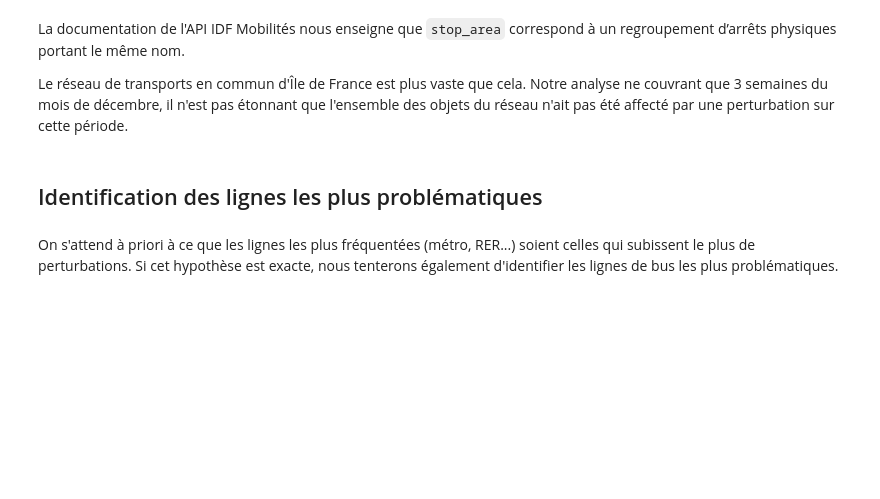
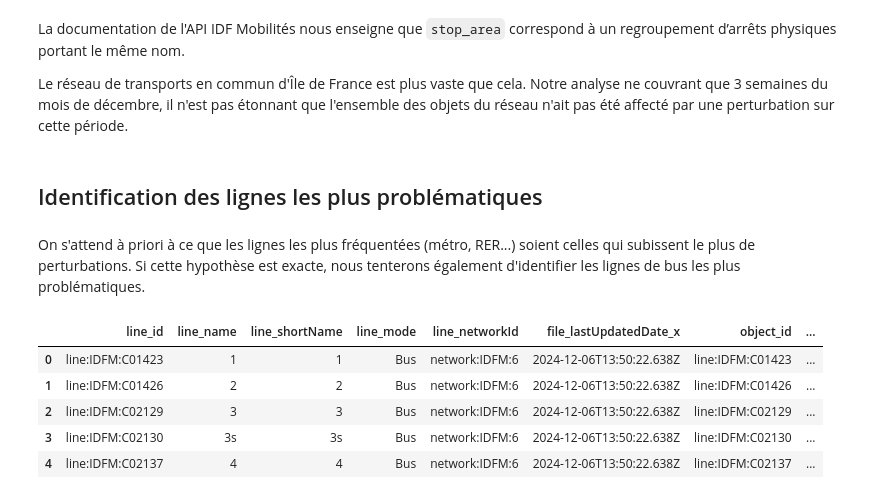
Before and after one commit to L-a-r-t/projet-python-datascience-2A, a Jupyter notebook: src/analysis.ipynb, the cells around one changed output. Cells and saved outputs as stored; diff of their text form; code cells hidden in the pictures; blank space fills up the shorter version.

```diff
--- a/src/analysis.ipynb
+++ b/src/analysis.ipynb
@@ -389,4 +386,4 @@ Le réseau de transports en commun d'Île de France est plus vaste que cela. Not
 # %% [markdown]
 ## Identification des lignes les plus problématiques
 # %% [markdown]
-On s'attend à priori à ce que les lignes les plus fréquentées (métro, RER...) soient celles qui subissent le plus de perturbations. Si cet hypothèse est exacte, nous tenterons également d'identifier les lignes de bus les plus problématiques.
+On s'attend à priori à ce que les lignes les plus fréquentées (métro, RER...) soient celles qui subissent le plus de perturbations. Si cette hypothèse est exacte, nous tenterons également d'identifier les lignes de bus les plus problématiques.
@@ -392,0 +393,9 @@ On s'attend à priori à ce que les lignes les plus fréquentées (métro, RER..
+# %%
+df_objects_disruptions.head()
+# %% [output]
+|  | line_id | line_name | line_shortName | line_mode | line_networkId | file_lastUpdatedDate_x | object_id | ... |
+| 0 | line:IDFM:C01423 | 1 | 1 | Bus | network:IDFM:6 | 2024-12-06T13:50:22.638Z | line:IDFM:C01423 | ... |
+| 1 | line:IDFM:C01426 | 2 | 2 | Bus | network:IDFM:6 | 2024-12-06T13:50:22.638Z | line:IDFM:C01426 | ... |
+| 2 | line:IDFM:C02129 | 3 | 3 | Bus | network:IDFM:6 | 2024-12-06T13:50:22.638Z | line:IDFM:C02129 | ... |
+| 3 | line:IDFM:C02130 | 3s | 3s | Bus | network:IDFM:6 | 2024-12-06T13:50:22.638Z | line:IDFM:C02130 | ... |
+| 4 | line:IDFM:C02137 | 4 | 4 | Bus | network:IDFM:6 | 2024-12-06T13:50:22.638Z | line:IDFM:C02137 | ... |
```
Also changed, not shown: parts of 28 cells of this notebook, 1 other file.
